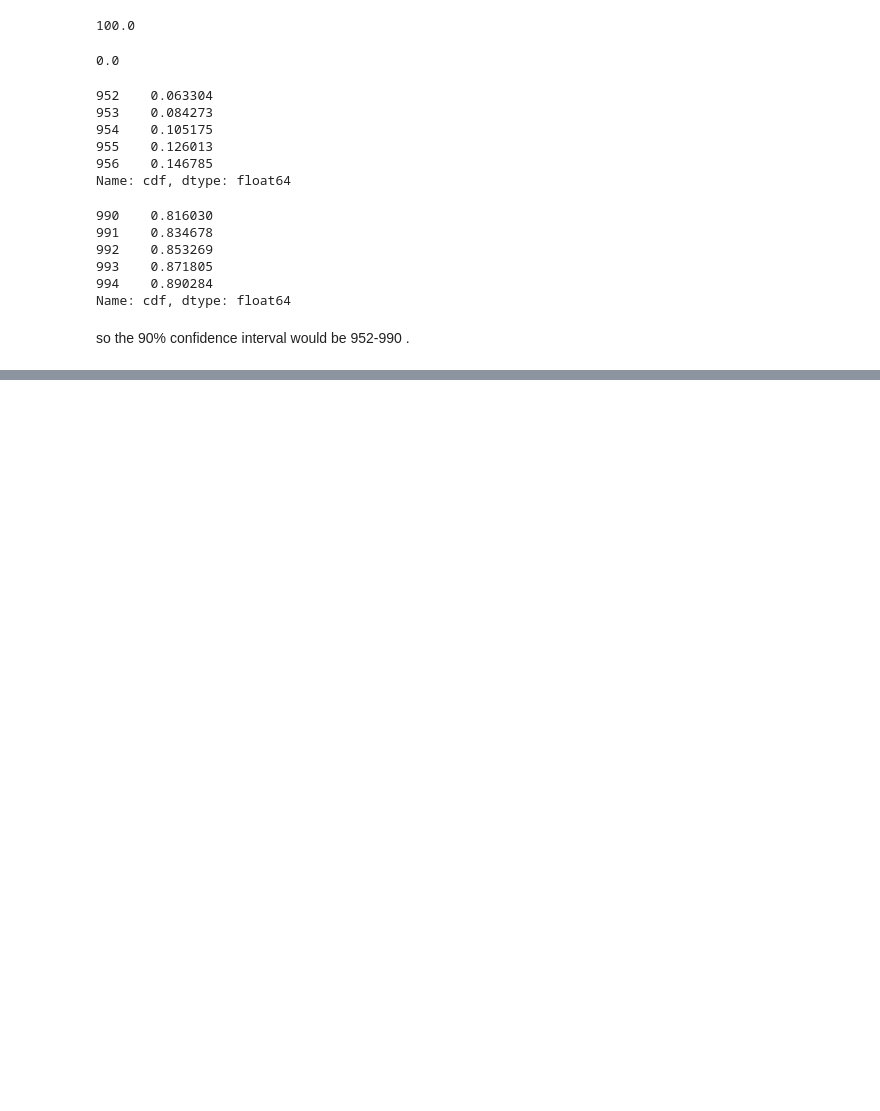
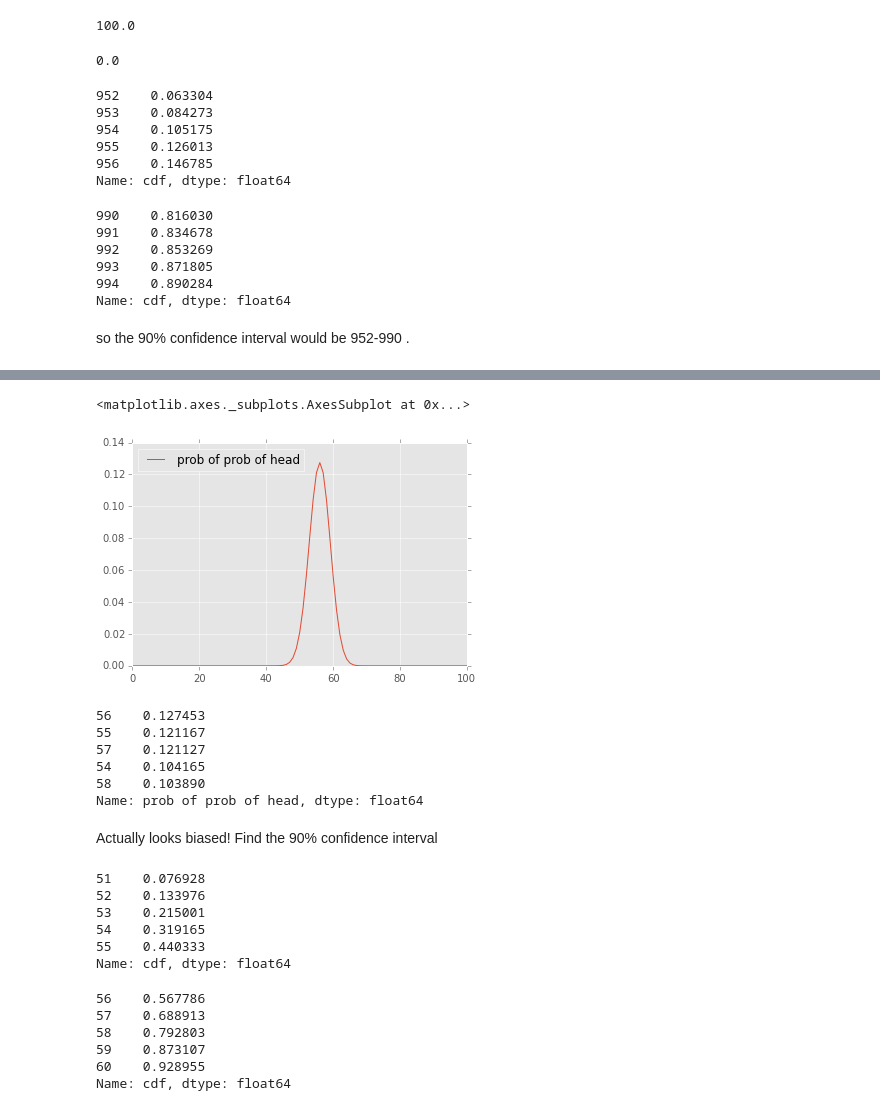
Before and after one commit to doolingdavid/ThinkBayes, a Jupyter notebook: code/notes.ipynb, the cells around one changed output, grey strips where cells are left out. Cells and saved outputs as stored; diff of their text form; code cells hidden in the pictures; blank space fills up the shorter version.

```diff
--- a/code/notes.ipynb
+++ b/code/notes.ipynb
@@ -937,0 +985,37 @@ so the 90% confidence interval would be 952-990 .
+# %%
+class Euro(Suite):
+
+    def Likelihood(self, data, hypo):
+        x = hypo
+        if data == 'H':
+            return x/100.0
+        else:
+            return 1 - x/100.0
+# %%
+suite = Euro(xrange(0, 101))
+dataset = 'H' * 140 + 'T' * 110
+
+for data in dataset:
+    suite.Update(data)
+# %%
+
+euroindex = [t[0] for t in suite.Items()]
+europrob = [t[1] for t in suite.Items()]
+# %%
+dfeuro = pd.DataFrame({'prob of prob of head': europrob}, index=euroindex)
+# %%
+dfeuro.plot()
+# %% [output]
+<matplotlib.axes._subplots.AxesSubplot at 0x...>
+[figure, added]
+# %%
+dfeuro['prob of prob of head'].sort_values(ascending=False).head()
+# %% [output]
+56    0.127453
+55    0.121167
+57    0.121127
+54    0.104165
+58    0.103890
+Name: prob of prob of head, dtype: float64
+# %% [markdown]
+Actually looks biased! Find the 90% confidence interval
@@ -937,0 +1024,18 @@ so the 90% confidence interval would be 952-990 .
+# %%
+dfeuro['cdf'][dfeuro['cdf'] >= .05].head()
+# %% [output]
+51    0.076928
+52    0.133976
+53    0.215001
+54    0.319165
+55    0.440333
+Name: cdf, dtype: float64
+# %%
+dfeuro['cdf'][dfeuro['cdf'] <= .95].tail()
+# %% [output]
+56    0.567786
+57    0.688913
+58    0.792803
+59    0.873107
+60    0.928955
+Name: cdf, dtype: float64
```
Also changed, not shown: parts of 5 cells of this notebook.
